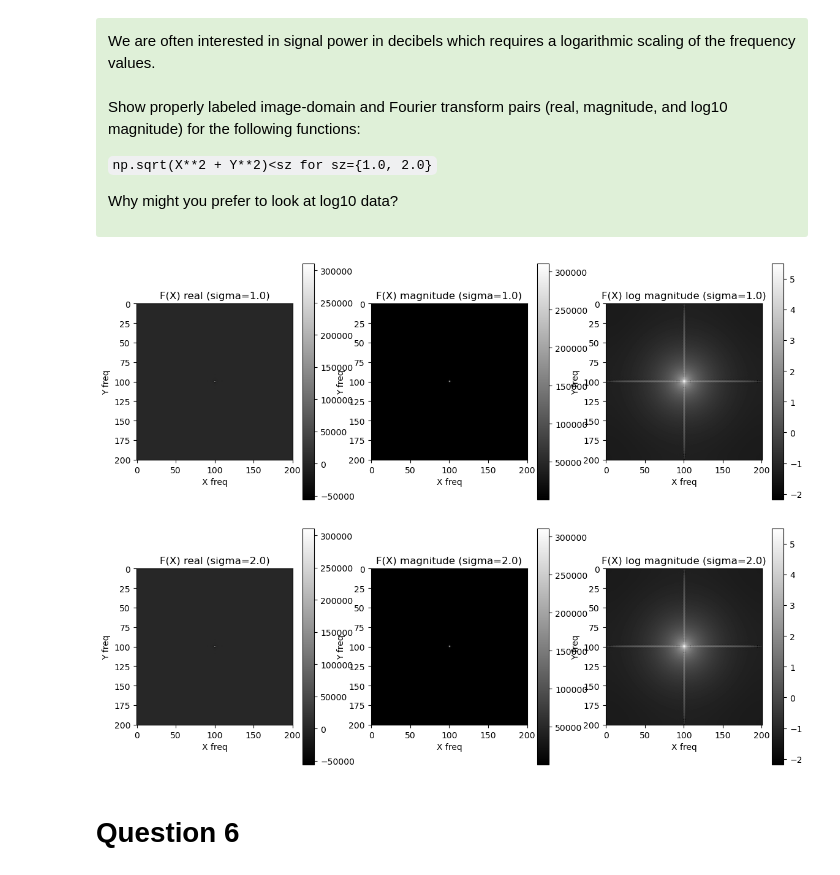
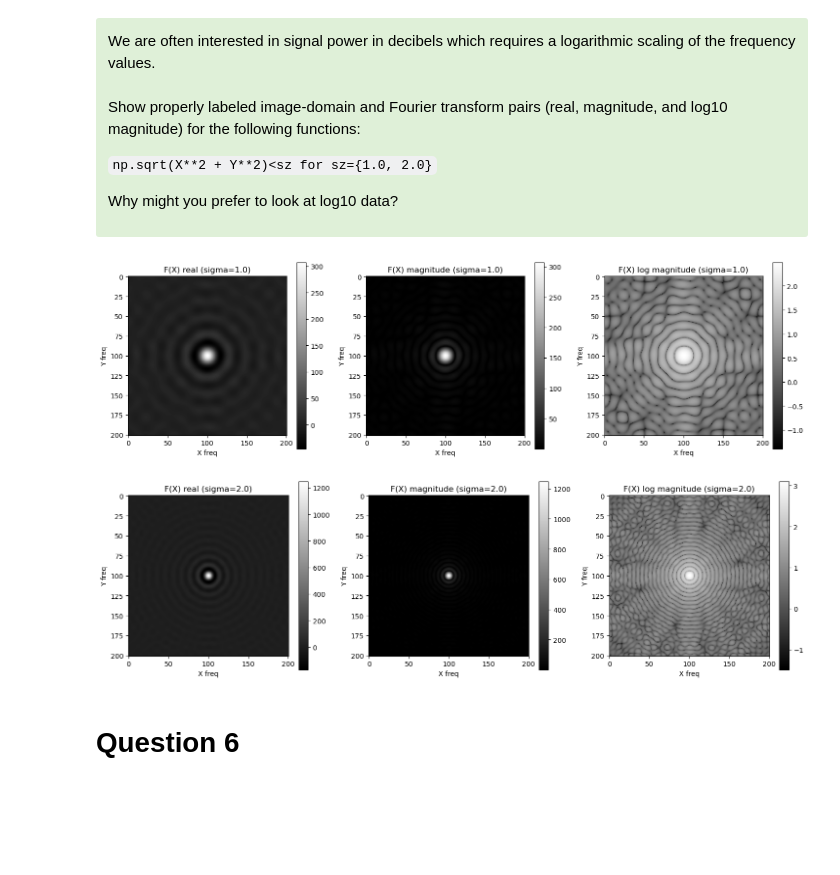
Before and after one commit to lilchromozome/Build_Imager_2025, a Jupyter notebook: Lab2/Lab2 Part1 (Clean).ipynb, the cells around one changed output. Drawn from its saved outputs; the diff is of its cells as text; code cells hidden in the pictures; blank space fills up the shorter version.

Commit message:
update freq domain imgs

```diff
--- a/Lab2/Lab2 Part1 (Clean).ipynb
+++ b/Lab2/Lab2 Part1 (Clean).ipynb
@@ -396,13 +396,13 @@ for s in [0.2, 0.5, 1.0]:
 
     x = ax1.imshow(F, cmap='gray')
     fig.colorbar(x, ax=ax1)
-    ax1.set_title('F(X) spatial domain')
+    ax1.set_title(f'F(X) spatial domain (sz={s})')
     ax1.set_xlabel('X')
     ax1.set_ylabel('Y')
 
     y = ax2.imshow(np.real(fftshifted), cmap='gray')
     fig.colorbar(y, ax=ax2)
-    ax2.set_title('F(X) real')
+    ax2.set_title(f'F(X) real frequency domain (sz={s})', fontsize=10)
     ax2.set_xlabel('X freq')
     ax2.set_ylabel('Y freq')
 
@@ -411,7 +411,7 @@ for s in [0.2, 0.5, 1.0]:
 
     z = ax3.imshow(magnitude, cmap='gray')
     fig.colorbar(z, ax=ax3)
-    ax3.set_title('F(X) magnitude')
+    ax3.set_title(f'F(X) magnitude frequency domain (sz={s})', fontsize=9)
     ax3.set_xlabel('X freq')
     ax3.set_ylabel('Y freq')
 
@@ -439,37 +439,37 @@ Why might you prefer to look at log10 data?
 </div>
 # %%
 for sz in [1.0, 2.0]:
-    F = np.sqrt(X**2 + Y**2)
+    F = np.sqrt(X**2 + Y**2) < sz
     fshifted = fftshift(fft2(ifftshift(F)))
 
-    fig, (ax1, ax2, ax3) = plt.subplots(1, 3, figsize=(14, 5))
+    fig, (ax1, ax2, ax3) = plt.subplots(1, 3, figsize=(18, 5))
 
     x = ax1.imshow(np.real(fshifted), cmap='gray')
     fig.colorbar(x, ax=ax1)
     ax1.set_title(f'F(X) real (sigma={sz})')
     ax1.set_xlabel('X freq')
     ax1.set_ylabel('Y freq')
 
     magnitude = np.imag(fshifted)**2 + np.real(fshifted)**2
     magnitude = np.sqrt(magnitude)
 
     y = ax2.imshow(magnitude, cmap='gray')
     fig.colorbar(y, ax=ax2)
     ax2.set_title(f'F(X) magnitude (sigma={sz})')
     ax2.set_xlabel('X freq')
     ax2.set_ylabel('Y freq')
 
     logmag = np.log10(magnitude + 1e-10)
     z = ax3.imshow(logmag, cmap='gray')
     fig.colorbar(z, ax=ax3)
     ax3.set_title(f'F(X) log magnitude (sigma={sz})')
     ax3.set_xlabel('X freq')
     ax3.set_ylabel('Y freq')
 
     plt.show()
 # %% [output]
-[figure, old version]
+[figure, new version]
-[figure, old version]
+[figure, new version]
 # %% [markdown]
 # Question 6
 # %% [markdown]
```
Also changed, not shown: parts of 5 cells of this notebook.
